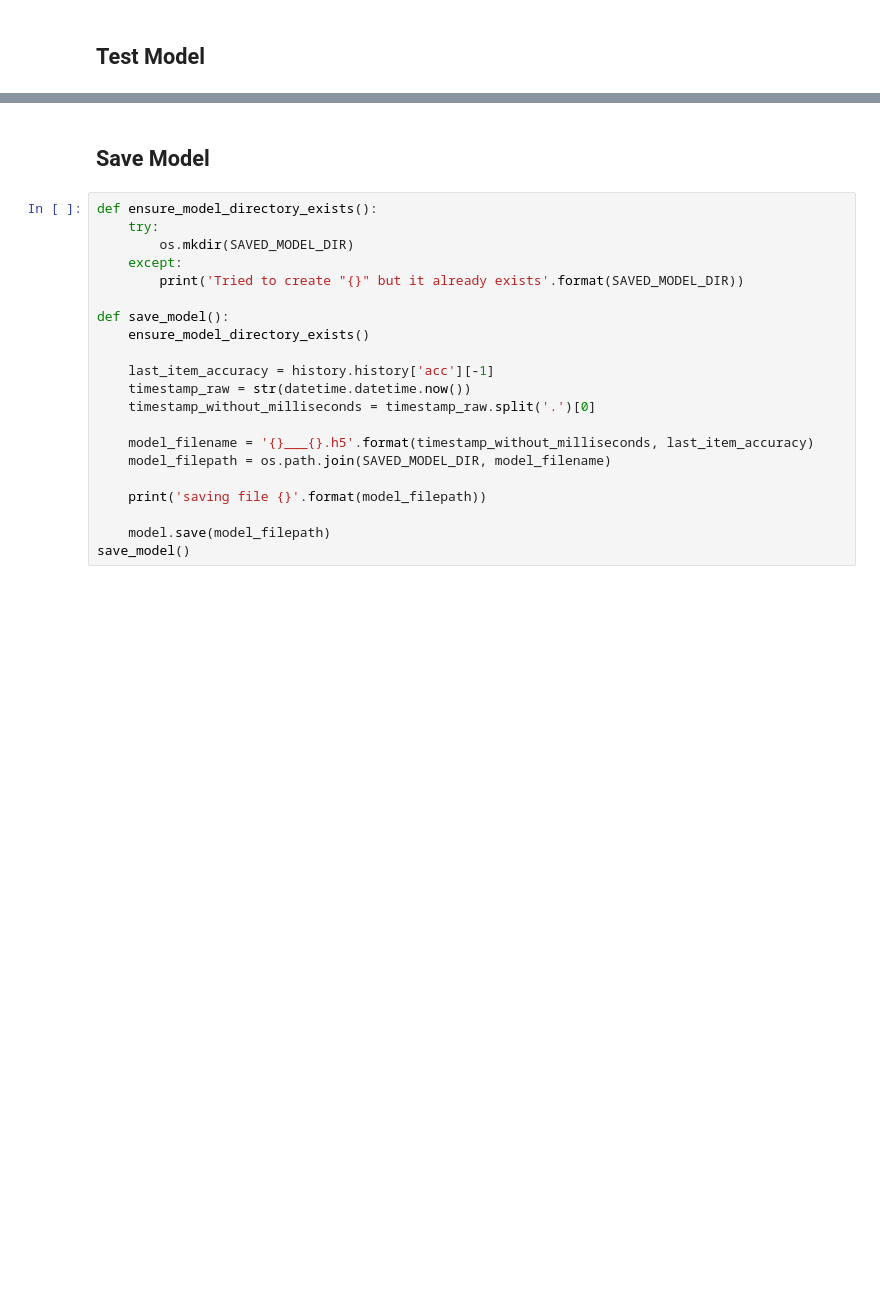
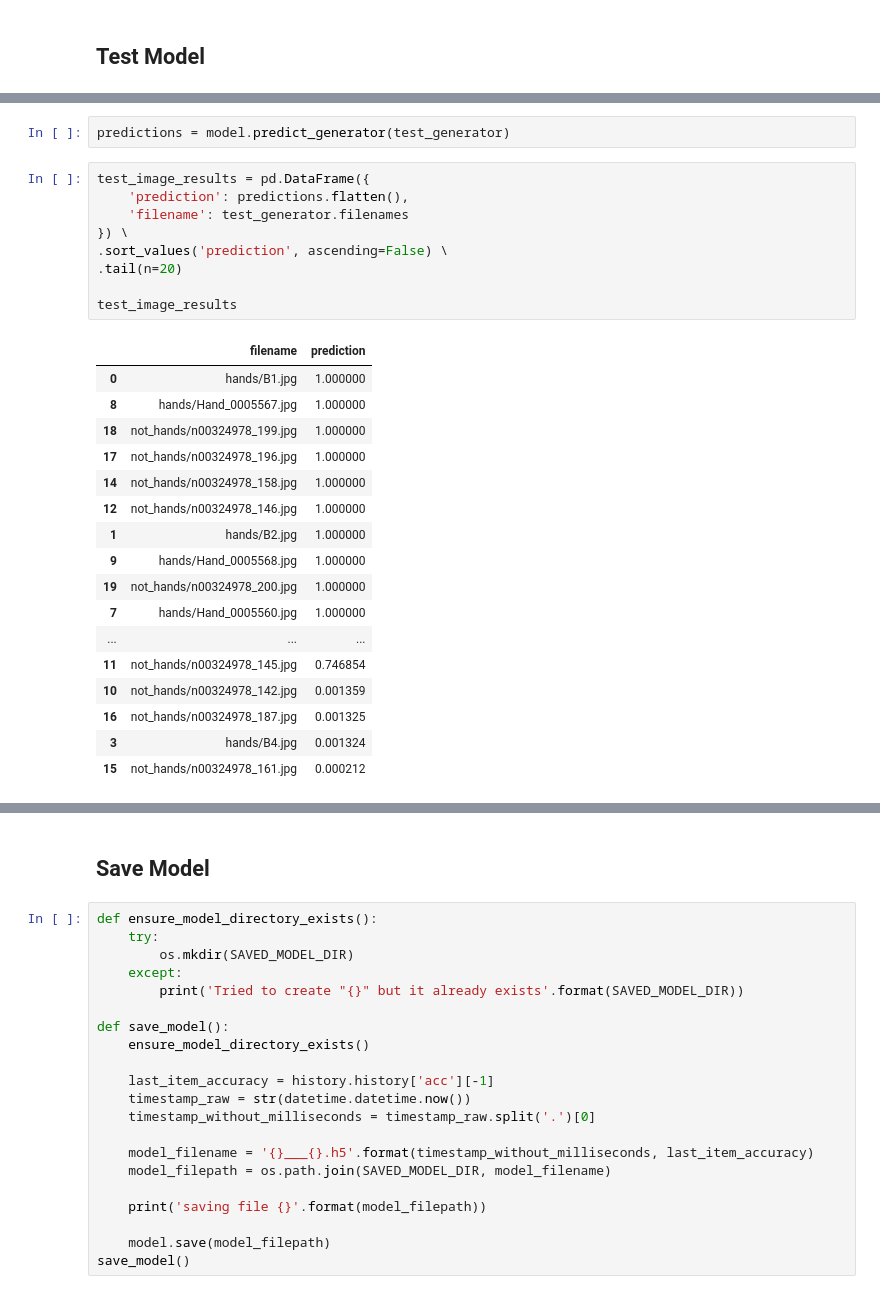
Before and after one commit to kjprice/smu-capstone, a Jupyter notebook: notebooks/Hands.ipynb, the cells around one changed output, grey strips where cells are left out. Drawn from its saved outputs; the diff is of its cells as text; blank space fills up the shorter version.

```diff
--- a/notebooks/Hands.ipynb
+++ b/notebooks/Hands.ipynb
@@ -125,0 +181,29 @@ desplay_trajectory(history)
+# %%
+predictions = model.predict_generator(test_generator)
+# %%
+test_image_results = pd.DataFrame({
+    'prediction': predictions.flatten(),
+    'filename': test_generator.filenames
+}) \
+.sort_values('prediction', ascending=False) \
+.tail(n=20)
+
+test_image_results
+# %% [output]
+|  | filename | prediction |
+| 0 | hands/B1.jpg | 1.000000 |
+| 8 | hands/Hand_0005567.jpg | 1.000000 |
+| 18 | not_hands/n00324978_199.jpg | 1.000000 |
+| 17 | not_hands/n00324978_196.jpg | 1.000000 |
+| 14 | not_hands/n00324978_158.jpg | 1.000000 |
+| 12 | not_hands/n00324978_146.jpg | 1.000000 |
+| 1 | hands/B2.jpg | 1.000000 |
+| 9 | hands/Hand_0005568.jpg | 1.000000 |
+| 19 | not_hands/n00324978_200.jpg | 1.000000 |
+| 7 | hands/Hand_0005560.jpg | 1.000000 |
+| ... | ... | ... |
+| 11 | not_hands/n00324978_145.jpg | 0.746854 |
+| 10 | not_hands/n00324978_142.jpg | 0.001359 |
+| 16 | not_hands/n00324978_187.jpg | 0.001325 |
+| 3 | hands/B4.jpg | 0.001324 |
+| 15 | not_hands/n00324978_161.jpg | 0.000212 |
```
Also changed, not shown: parts of 15 cells of this notebook.
